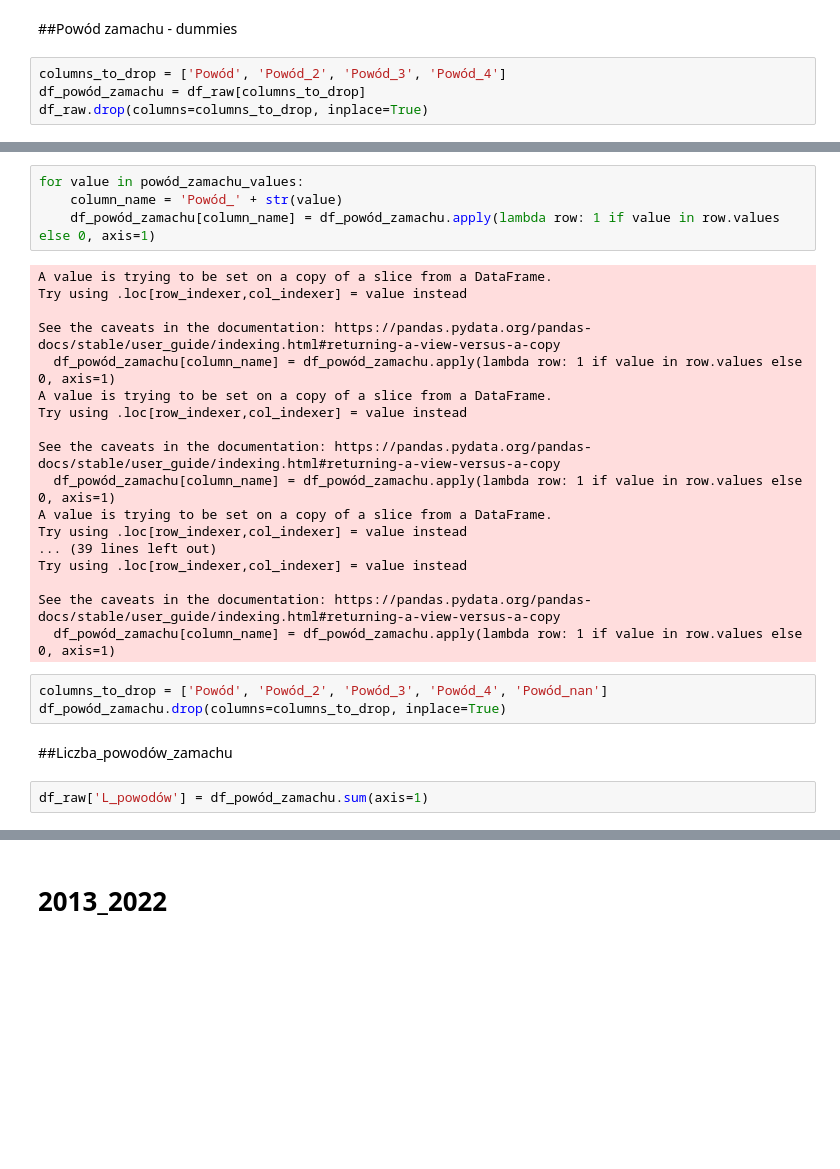
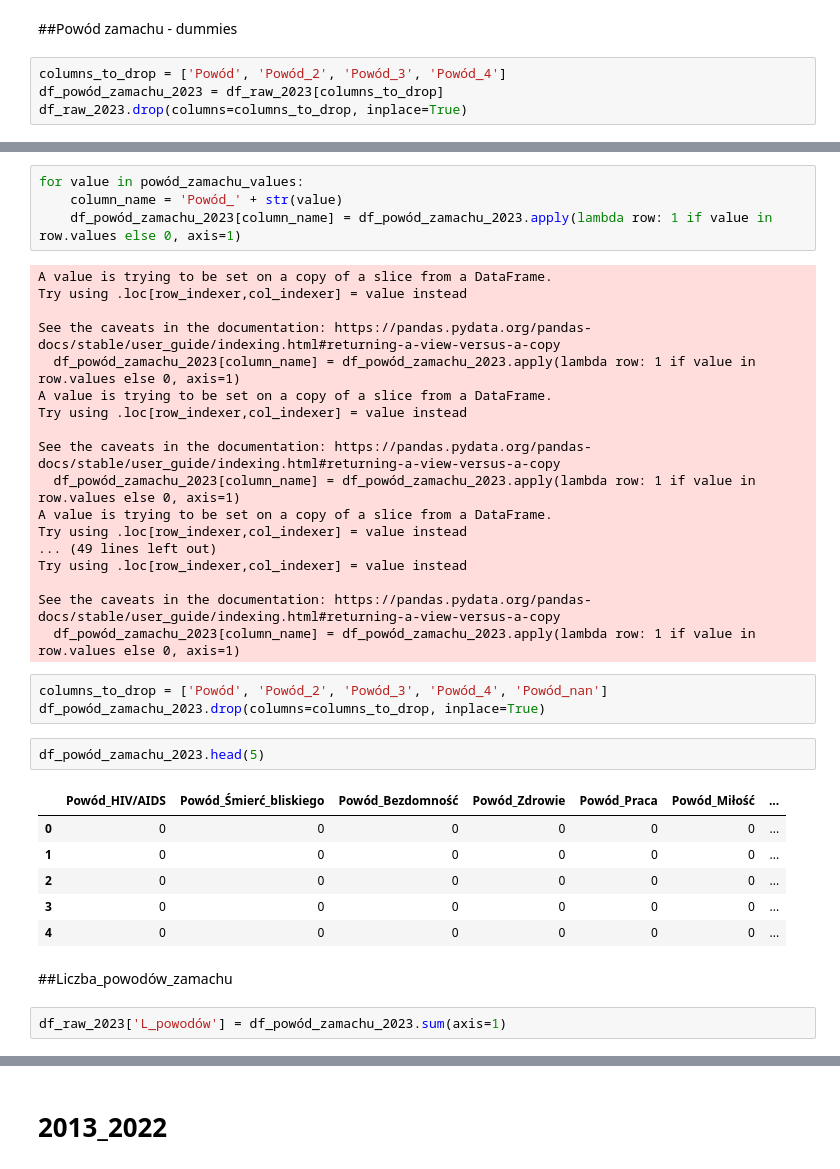
Before and after one commit to Hubert26/suicides_IPPAN, a Jupyter notebook: data_preparation.ipynb, the cells around one changed output, grey strips where cells are left out. Cells and saved outputs as stored; diff of their text form; blank space fills up the shorter version.

```diff
--- a/data_preparation.ipynb
+++ b/data_preparation.ipynb
@@ -457,7 +526,7 @@ array([nan, 'Alko', 'Narko', 'Alko+narko'], dtype=object)
 ##Powód zamachu - dummies
 # %%
 columns_to_drop = ['Powód', 'Powód_2', 'Powód_3', 'Powód_4']
-df_powód_zamachu = df_raw[columns_to_drop]
-df_raw.drop(columns=columns_to_drop, inplace=True)
+df_powód_zamachu_2023 = df_raw_2023[columns_to_drop]
+df_raw_2023.drop(columns=columns_to_drop, inplace=True)
 # %%
 powód_zamachu_values = (
@@ -491,29 +559,38 @@ powód_zamachu_values
 # %%
 for value in powód_zamachu_values:
     column_name = 'Powód_' + str(value)
-    df_powód_zamachu[column_name] = df_powód_zamachu.apply(lambda row: 1 if value in row.values else 0, axis=1)
+    df_powód_zamachu_2023[column_name] = df_powód_zamachu_2023.apply(lambda row: 1 if value in row.values else 0, axis=1)
 # %% [output]
 A value is trying to be set on a copy of a slice from a DataFrame.
 Try using .loc[row_indexer,col_indexer] = value instead
 
 See the caveats in the documentation: https://pandas.pydata.org/pandas-docs/stable/user_guide/indexing.html#returning-a-view-versus-a-copy
-  df_powód_zamachu[column_name] = df_powód_zamachu.apply(lambda row: 1 if value in row.values else 0, axis=1)
+  df_powód_zamachu_2023[column_name] = df_powód_zamachu_2023.apply(lambda row: 1 if value in row.values else 0, axis=1)
 A value is trying to be set on a copy of a slice from a DataFrame.
 Try using .loc[row_indexer,col_indexer] = value instead
 
 See the caveats in the documentation: https://pandas.pydata.org/pandas-docs/stable/user_guide/indexing.html#returning-a-view-versus-a-copy
-  df_powód_zamachu[column_name] = df_powód_zamachu.apply(lambda row: 1 if value in row.values else 0, axis=1)
+  df_powód_zamachu_2023[column_name] = df_powód_zamachu_2023.apply(lambda row: 1 if value in row.values else 0, axis=1)
 A value is trying to be set on a copy of a slice from a DataFrame.
 Try using .loc[row_indexer,col_indexer] = value instead
-... (39 lines left out)
+... (49 lines left out)
 Try using .loc[row_indexer,col_indexer] = value instead
 
 See the caveats in the documentation: https://pandas.pydata.org/pandas-docs/stable/user_guide/indexing.html#returning-a-view-versus-a-copy
-  df_powód_zamachu[column_name] = df_powód_zamachu.apply(lambda row: 1 if value in row.values else 0, axis=1)
+  df_powód_zamachu_2023[column_name] = df_powód_zamachu_2023.apply(lambda row: 1 if value in row.values else 0, axis=1)
 # %%
 columns_to_drop = ['Powód', 'Powód_2', 'Powód_3', 'Powód_4', 'Powód_nan']
-df_powód_zamachu.drop(columns=columns_to_drop, inplace=True)
+df_powód_zamachu_2023.drop(columns=columns_to_drop, inplace=True)
+# %%
+df_powód_zamachu_2023.head(5)
+# %% [output]
+|  | Powód_HIV/AIDS | Powód_Śmierć_bliskiego | Powód_Bezdomność | Powód_Zdrowie | Powód_Praca | Powód_Miłość | ... |
+| 0 | 0 | 0 | 0 | 0 | 0 | 0 | ... |
+| 1 | 0 | 0 | 0 | 0 | 0 | 0 | ... |
+| 2 | 0 | 0 | 0 | 0 | 0 | 0 | ... |
+| 3 | 0 | 0 | 0 | 0 | 0 | 0 | ... |
+| 4 | 0 | 0 | 0 | 0 | 0 | 0 | ... |
 # %% [markdown]
 ##Liczba_powodów_zamachu
 # %%
-df_raw['L_powodów'] = df_powód_zamachu.sum(axis=1)
+df_raw_2023['L_powodów'] = df_powód_zamachu_2023.sum(axis=1)
```
Also changed, not shown: parts of 79 cells of this notebook.
